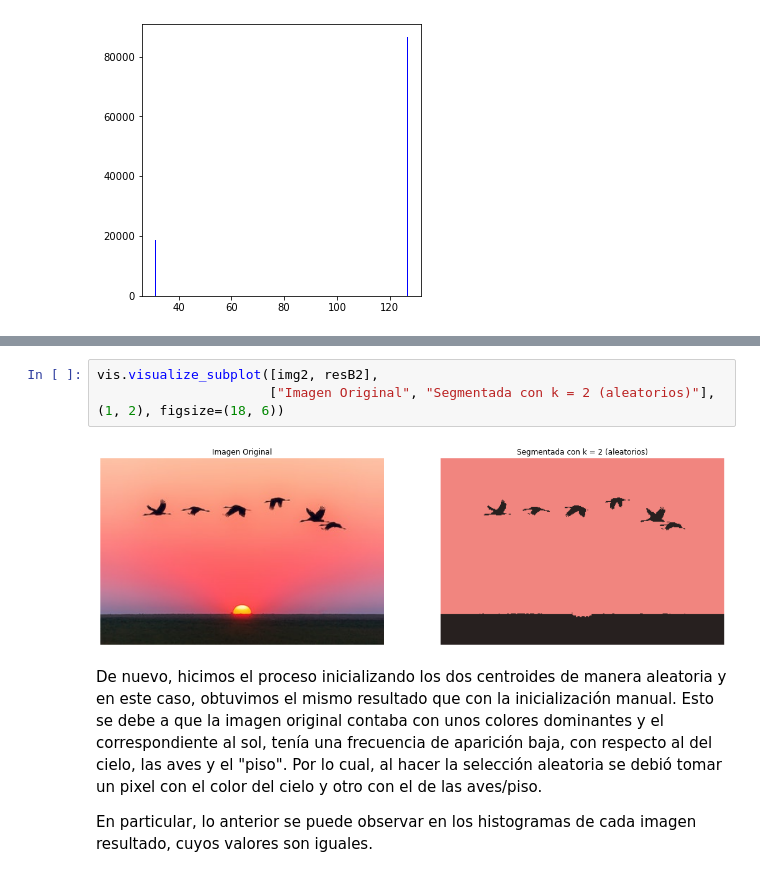
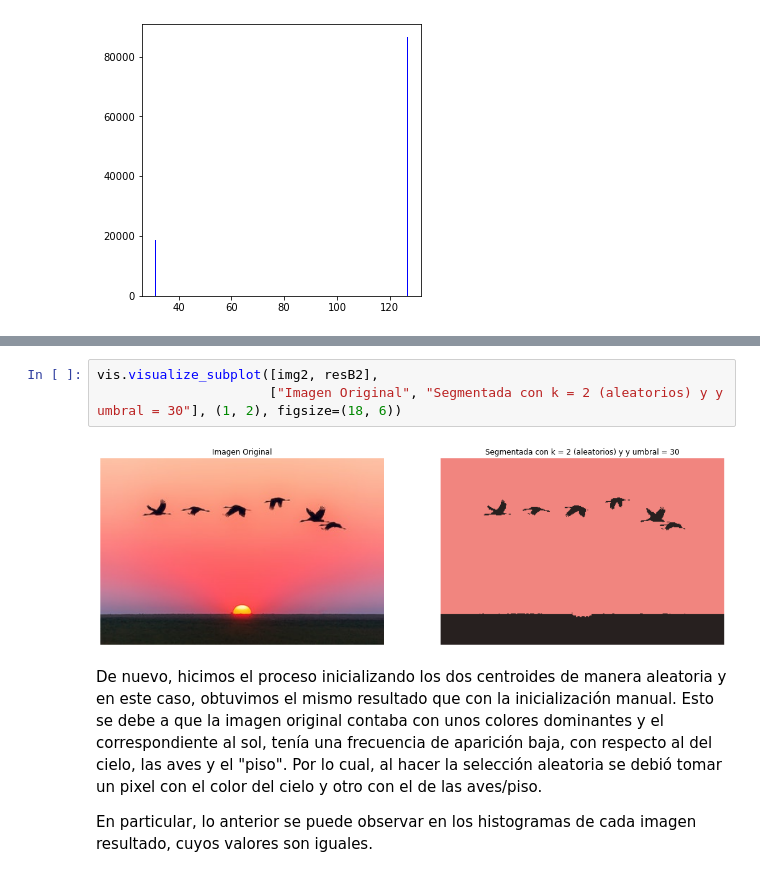
Before and after one commit to VivianGomez/t3_segmentation, a Jupyter notebook: t3_segmentation.ipynb, the cells around one changed output, grey strips where cells are left out. Cells and saved outputs as stored; diff of their text form.

```diff
--- a/t3_segmentation.ipynb
+++ b/t3_segmentation.ipynb
@@ -192,8 +191,8 @@ Iteracion actual -> 5
 # %%
 vis.visualize_subplot([img2, resB2],
-                      ["Imagen Original", "Segmentada con k = 2 (aleatorios)"], (1, 2), figsize=(18, 6))
+                      ["Imagen Original", "Segmentada con k = 2 (aleatorios) y y umbral = 30"], (1, 2), figsize=(18, 6))
 # %% [output]
-[figure, old version]
+[figure, new version]
 # %% [markdown]
 De nuevo, hicimos el proceso inicializando los dos centroides de manera aleatoria y en este caso, obtuvimos el mismo resultado que con la inicialización manual. Esto se debe a que la imagen original contaba con unos colores dominantes y el correspondiente al sol, tenía una frecuencia de aparición baja, con respecto al del cielo, las aves y el "piso". Por lo cual, al hacer la selección aleatoria se debió tomar un pixel con el color del cielo y otro con el de las aves/piso.
 
```
Also changed, not shown: parts of 6 cells of this notebook, 1 other file.
